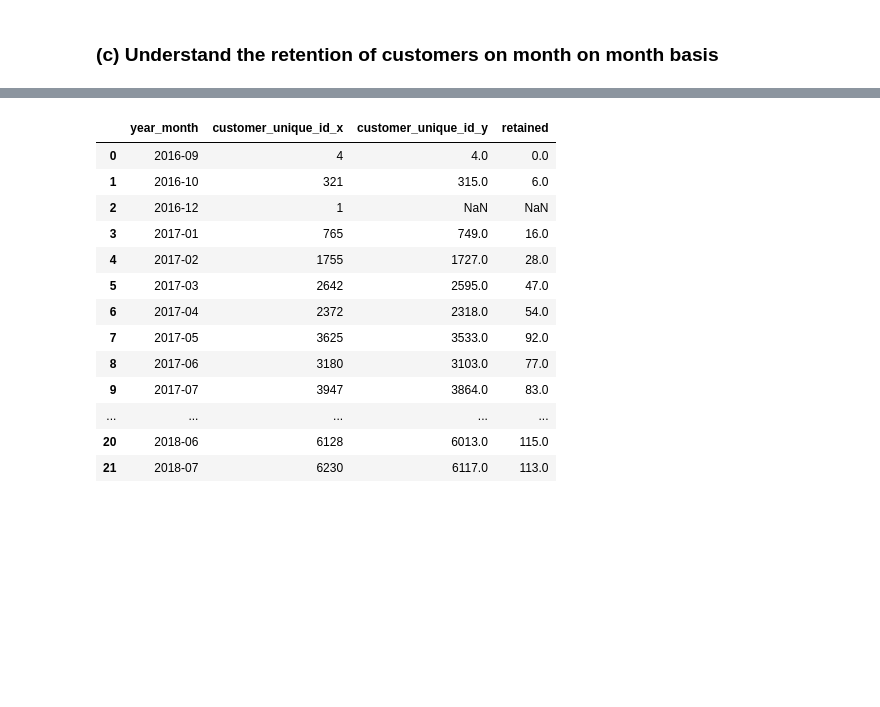
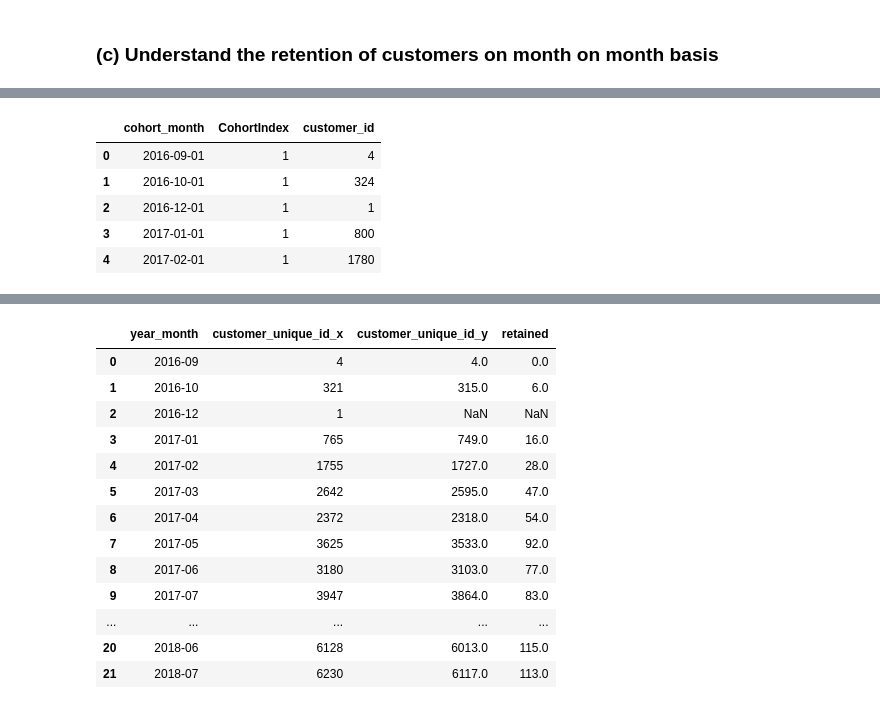
Before and after one commit to sakshisv/Marketing-Analytics-for-E-Commerce, a Jupyter notebook: Marketing Analytics (Python).ipynb, the cells around one changed output, grey strips where cells are left out. Saved outputs shown, nothing was run; the diff lists cells and outputs as text; code cells hidden in the pictures; blank space fills up the shorter version.

```diff
--- a/Marketing Analytics (Python).ipynb
+++ b/Marketing Analytics (Python).ipynb
@@ -421,0 +494,11 @@ orders_
+# %%
+cohort_data = grouping['customer_id'].apply(pd.Series.nunique)
+cohort_data = cohort_data.reset_index()
+cohort_data.head()
+# %% [output]
+|  | cohort_month | CohortIndex | customer_id |
+| 0 | 2016-09-01 | 1 | 4 |
+| 1 | 2016-10-01 | 1 | 324 |
+| 2 | 2016-12-01 | 1 | 1 |
+| 3 | 2017-01-01 | 1 | 800 |
+| 4 | 2017-02-01 | 1 | 1780 |
```
Also changed, not shown: parts of 67 cells of this notebook.
